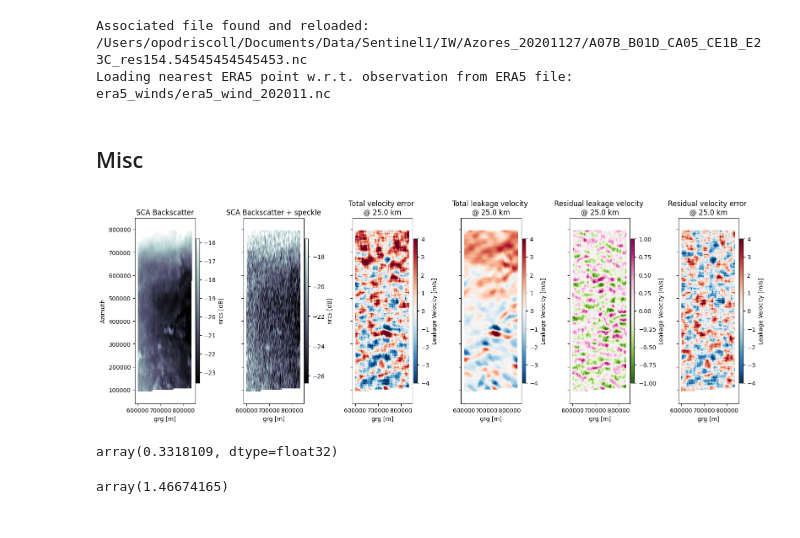
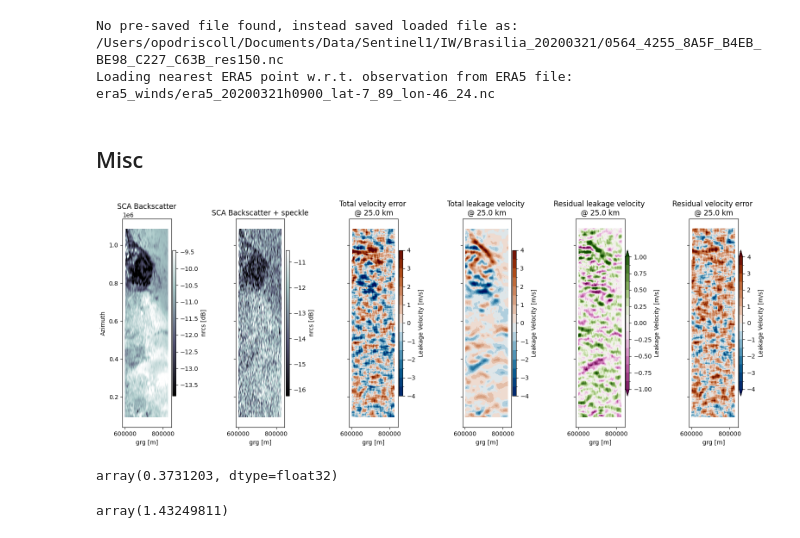
Before and after one commit to owenodriscoll/DopSCA_leakage, a Jupyter notebook: Sentinel1_analyses/process_sentinel1_chain.ipynb, the cells around one changed output. Drawn from its saved outputs; the diff is of its cells as text; code cells hidden in the pictures.

Commit message:
added cmc plots

```diff
--- a/Sentinel1_analyses/process_sentinel1_chain.ipynb
+++ b/Sentinel1_analyses/process_sentinel1_chain.ipynb
@@ -57,7 +48,7 @@ scenarios
  'Aghulas_20190515',
  'Aghulas_20200321']
 # %%
-scenario = 'Azores_20201127'
+scenario = 'Brasilia_20200321'
 files = glob.glob(f"{data_dir+scenario}/*.SAFE")
 
 test = S1DopplerLeakage(
@@ -68,7 +59,7 @@ test = S1DopplerLeakage(
     az_footprint_cutoff=80_000,
     vx_sat=6800,
     PRF=4,
-    grid_spacing=6800/4/11,
+    grid_spacing=150,
     antenna_length=3.2,
     antenna_height=0.3,
     beam_pattern='phased_array',
@@ -93,15 +84,15 @@ test = S1DopplerLeakage(
 # test.compute_leakage_velocity_estimate()
 test.apply()
 # %% [output]
-Associated file found and reloaded: /Users/opodriscoll/Documents/Data/Sentinel1/IW/Azores_20201127/A07B_B01D_CA05_CE1B_E23C_res154.54545454545453.nc
-Loading nearest ERA5 point w.r.t. observation from ERA5 file: era5_winds/era5_wind_202011.nc
+No pre-saved file found, instead saved loaded file as: /Users/opodriscoll/Documents/Data/Sentinel1/IW/Brasilia_20200321/0564_4255_8A5F_B4EB_BE98_C227_C63B_res150.nc
+Loading nearest ERA5 point w.r.t. observation from ERA5 file: era5_winds/era5_20200321h0900_lat-7_89_lon-46_24.nc
 # %% [markdown]
 ## Misc
 # %%
 cbar_kwargs = {'shrink':0.7, 'aspect':40, 'pad' : 0.01, 'extend':'neither'}
 plot_kwargs = {'robust': True}
-plot_leakage_kwargs = {'vmin': -4, 'vmax': 4, 'cmap' : 'RdBu_r'}
-plot_leakage_net_kwargs = {'vmin': -1, 'vmax': 1, 'cmap' : 'PiYG_r'}
+plot_leakage_kwargs = {'vmin': -4, 'vmax': 4, 'cmap' : cmc.vik, 'levels' : 17}
+plot_leakage_net_kwargs = {'vmin': -1, 'vmax': 1, 'cmap' : cmc.bam, 'levels' : 17}
 label_kwargs = {'xlabel':'Range [m]', 'ylabel':'Azimuth [m]'}
 
 net_leakage = test.data.V_leakage_pulse_rg_subscene - test.data.V_leakage_pulse_rg_subscene_inverted
@@ -114,36 +105,36 @@ plot_cut = net_velocity_error / net_velocity_error
 
 (10*np.log10(test.data.nrcs_scat * plot_cut)).T.plot(ax= axes[*axes_indexes[0]],#[0,0],
                                           **{'cmap': 'bone', **plot_kwargs},
                                           cbar_kwargs = {'label':'nrcs [dB]', **cbar_kwargs})
 (10*np.log10(test.data.nrcs_scat_w_noise * plot_cut)).T.plot(ax= axes[*axes_indexes[1]],#[0,1],
                                                   **{'cmap': 'bone', **plot_kwargs},
                                                   cbar_kwargs = {'label':'nrcs [dB]', **cbar_kwargs})
 (test.data.V_sigma_subscene * plot_cut).T.plot(ax= axes[*axes_indexes[2]],#[0,2],
                                              **{**plot_leakage_kwargs, **plot_kwargs},
                                              cbar_kwargs = {'label':'Leakage Velocity [m/s]', **cbar_kwargs})
 (test.data.V_leakage_pulse_rg_subscene * plot_cut).T.plot(ax= axes[*axes_indexes[3]],#[1,0],
                     **{**plot_leakage_kwargs, **plot_kwargs},
                     cbar_kwargs = {'label':'Leakage Velocity [m/s]', **cbar_kwargs})
-net_leakage.T.plot(ax= axes[*axes_indexes[4]],#[1,1],
+net_leakage.T.plot.contourf(ax= axes[*axes_indexes[4]],#[1,1],
                     **{**plot_leakage_net_kwargs, **plot_kwargs},
                     cbar_kwargs = {'label':'Leakage Velocity [m/s]', **cbar_kwargs})
-net_velocity_error.T.plot(ax= axes[*axes_indexes[5]],#[1,2],
+net_velocity_error.T.plot.contourf(ax= axes[*axes_indexes[5]],#[1,2],
                     **{**plot_leakage_net_kwargs, **plot_leakage_kwargs},
                     cbar_kwargs = {'label':'Leakage Velocity [m/s]', **cbar_kwargs})
 
 res = test.resolution_product/1000
 titles = ['SCA Backscatter', 'SCA Backscatter + speckle', f'Total velocity error \n@ {res:2} km',
           f'Total leakage velocity \n@ {res:2} km', f'Residual leakage velocity \n@ {res:2} km', f'Residual velocity error \n@ {res:2} km']
 x_labels = [''] * (nx * np.max([0, ny-1])) + ['Range [m]'] * (nx * (ny-1))
 y_labels = (['Azimuth'] + [''] * (nx - 1)) * ny
 _ = [ax.axes.set_title(i) for ax, i in zip(axes.ravel(), titles)]
 _ = [ax.axes.set_xlabel(i) for ax, i in zip(axes.ravel(), x_labels)]
 _ = [ax.axes.set_ylabel(i) for ax, i in zip(axes.ravel(), y_labels)]
 _ = [ax.axes.set_aspect('equal') for ax in axes.ravel()]
 
 plt.tight_layout()
 # %% [output]
-[figure, old version]
+[figure, new version]
 # %%
 # np.sqrt(np.mean(net_velocity_error**2)).values
 np.sqrt(np.mean(net_leakage**2)).values
@@ -152,7 +143,7 @@ np.sqrt(np.mean(net_leakage**2)).values
 # ax = grad.T.plot(robust = True)
 # ax.axes.set_aspect('equal')
 # %% [output]
-array(0.3318109, dtype=float32)
+array(0.3731203, dtype=float32)
 # %%
 np.sqrt(np.mean(net_velocity_error**2)).values
 # np.sqrt(np.mean(net_leakage**2)).values
@@ -161,4 +152,4 @@ np.sqrt(np.mean(net_velocity_error**2)).values
 # ax = grad.T.plot(robust = True)
 # ax.axes.set_aspect('equal')
 # %% [output]
-array(1.46674165)
+array(1.43249811)
```
Also changed, not shown: parts of 2 cells of this notebook.
